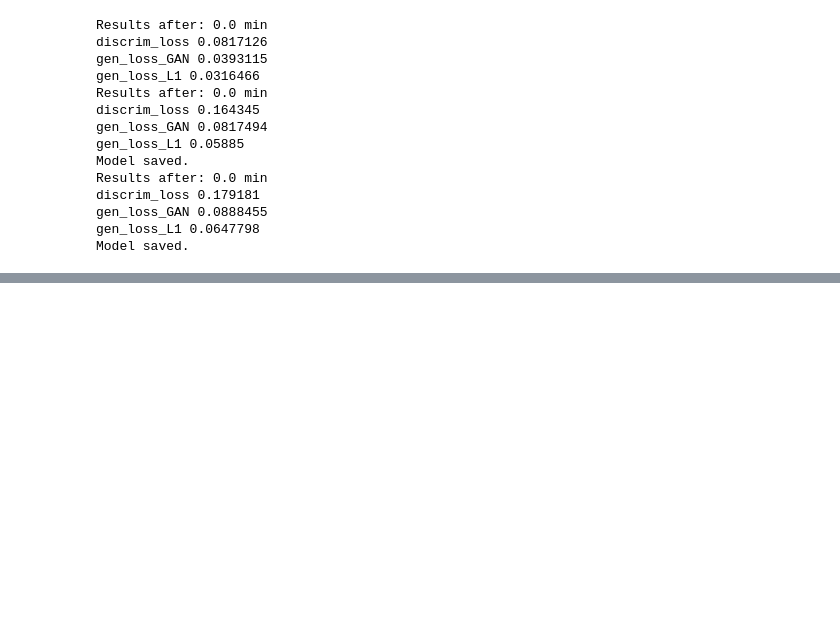
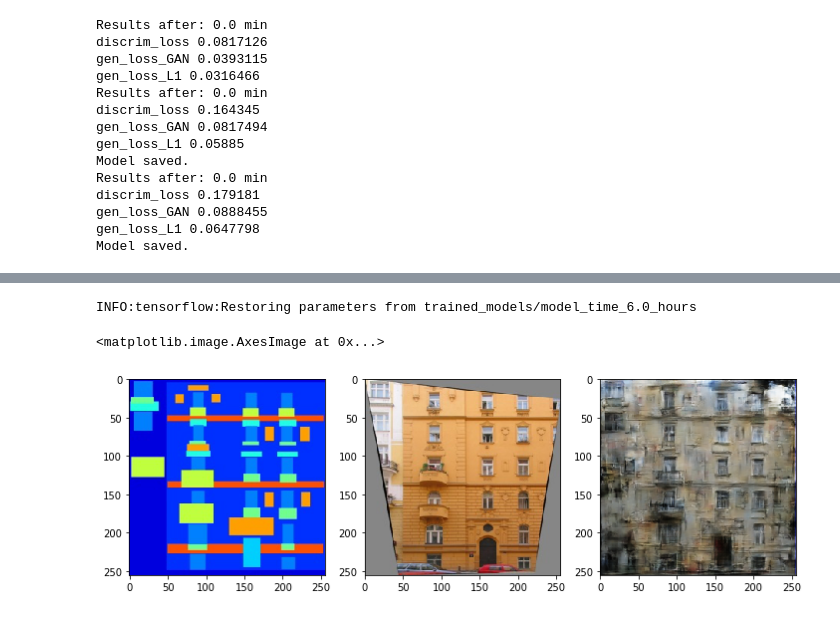
Before and after one commit to zakmatt/Img2img, a Jupyter notebook: model/train_model.ipynb, the cells around one changed output, grey strips where cells are left out. Cells and saved outputs as stored; diff of their text form; code cells hidden in the pictures; blank space fills up the shorter version.

```diff
--- a/model/train_model.ipynb
+++ b/model/train_model.ipynb
@@ -95,0 +127,13 @@ Model saved.
+# %%
+generated = generate_image('trained_models/model_time_6.0_hours', saver, x)
+plt.figure(figsize=(12,8))
+plt.subplot(1, 3, 1)
+plt.imshow(x[0].astype(np.uint8))
+plt.subplot(1, 3, 2)
+plt.imshow(y[0].astype(np.uint8))
+plt.subplot(1, 3, 3)
+plt.imshow(generated)
+# %% [output]
+INFO:tensorflow:Restoring parameters from trained_models/model_time_6.0_hours
+<matplotlib.image.AxesImage at 0x...>
+[figure, added]
```
Also changed, not shown: parts of 8 cells of this notebook, 25 other files.
